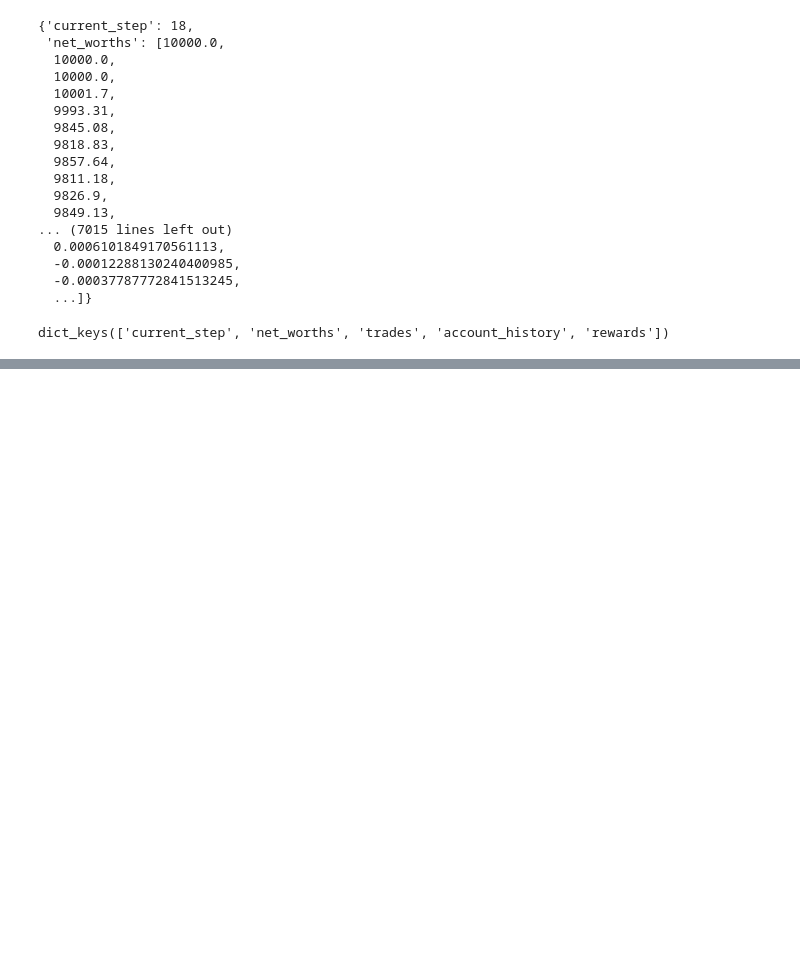
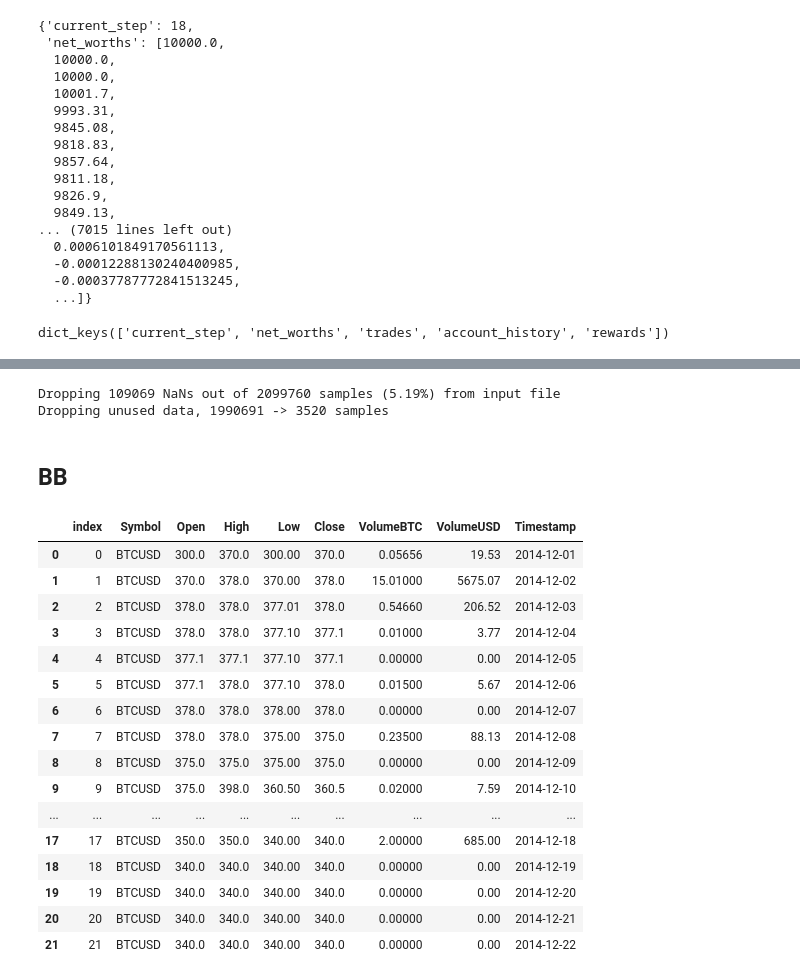
Before and after one commit to perjonasam/dunderbot, a Jupyter notebook: Playground.ipynb, the cells around one changed output, grey strips where cells are left out. Cells and saved outputs as stored; diff of their text form; code cells hidden in the pictures; blank space fills up the shorter version.

```diff
--- a/Playground.ipynb
+++ b/Playground.ipynb
@@ -151,0 +156,9 @@ dict_keys(['current_step', 'net_worths', 'trades', 'account_history', 'rewards']
+# %%
+df = load.load_OHLC_data()
+# %%
+df = preprocess.preprocess_data(df=df)
+# %% [output]
+Dropping 109069 NaNs out of 2099760 samples (5.19%) from input file
+Dropping unused data, 1990691 -> 3520 samples
+# %% [markdown]
+## BB
@@ -151,0 +172,20 @@ dict_keys(['current_step', 'net_worths', 'trades', 'account_history', 'rewards']
+# %%
+df.head(22)
+# %% [output]
+|  | index | Symbol | Open | High | Low | Close | VolumeBTC | VolumeUSD | Timestamp |
+| 0 | 0 | BTCUSD | 300.0 | 370.0 | 300.00 | 370.0 | 0.05656 | 19.53 | 2014-12-01 |
+| 1 | 1 | BTCUSD | 370.0 | 378.0 | 370.00 | 378.0 | 15.01000 | 5675.07 | 2014-12-02 |
+| 2 | 2 | BTCUSD | 378.0 | 378.0 | 377.01 | 378.0 | 0.54660 | 206.52 | 2014-12-03 |
+| 3 | 3 | BTCUSD | 378.0 | 378.0 | 377.10 | 377.1 | 0.01000 | 3.77 | 2014-12-04 |
+| 4 | 4 | BTCUSD | 377.1 | 377.1 | 377.10 | 377.1 | 0.00000 | 0.00 | 2014-12-05 |
+| 5 | 5 | BTCUSD | 377.1 | 378.0 | 377.10 | 378.0 | 0.01500 | 5.67 | 2014-12-06 |
+| 6 | 6 | BTCUSD | 378.0 | 378.0 | 378.00 | 378.0 | 0.00000 | 0.00 | 2014-12-07 |
+| 7 | 7 | BTCUSD | 378.0 | 378.0 | 375.00 | 375.0 | 0.23500 | 88.13 | 2014-12-08 |
+| 8 | 8 | BTCUSD | 375.0 | 375.0 | 375.00 | 375.0 | 0.00000 | 0.00 | 2014-12-09 |
+| 9 | 9 | BTCUSD | 375.0 | 398.0 | 360.50 | 360.5 | 0.02000 | 7.59 | 2014-12-10 |
+| ... | ... | ... | ... | ... | ... | ... | ... | ... | ... |
+| 17 | 17 | BTCUSD | 350.0 | 350.0 | 340.00 | 340.0 | 2.00000 | 685.00 | 2014-12-18 |
+| 18 | 18 | BTCUSD | 340.0 | 340.0 | 340.00 | 340.0 | 0.00000 | 0.00 | 2014-12-19 |
+| 19 | 19 | BTCUSD | 340.0 | 340.0 | 340.00 | 340.0 | 0.00000 | 0.00 | 2014-12-20 |
+| 20 | 20 | BTCUSD | 340.0 | 340.0 | 340.00 | 340.0 | 0.00000 | 0.00 | 2014-12-21 |
+| 21 | 21 | BTCUSD | 340.0 | 340.0 | 340.00 | 340.0 | 0.00000 | 0.00 | 2014-12-22 |
```
Also changed, not shown: parts of 17 cells of this notebook, 5 other files.
